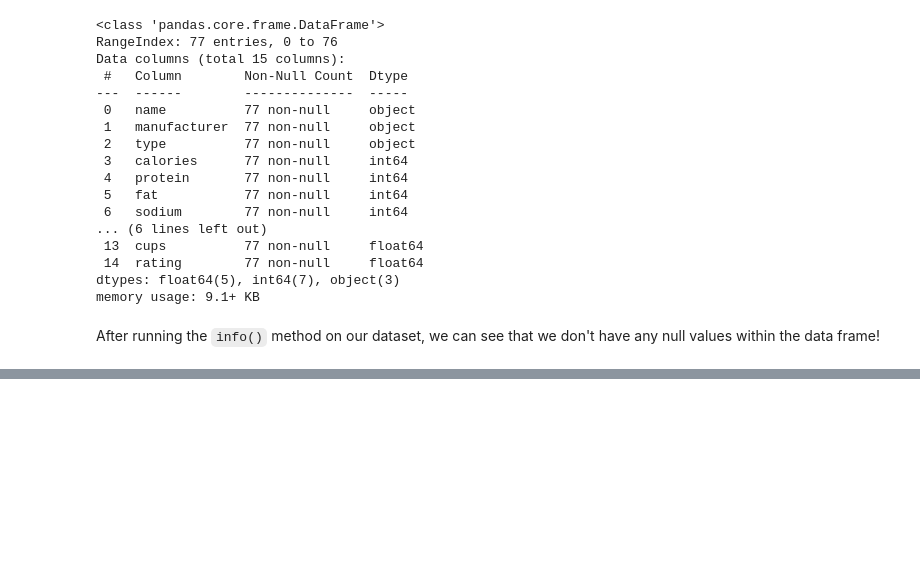
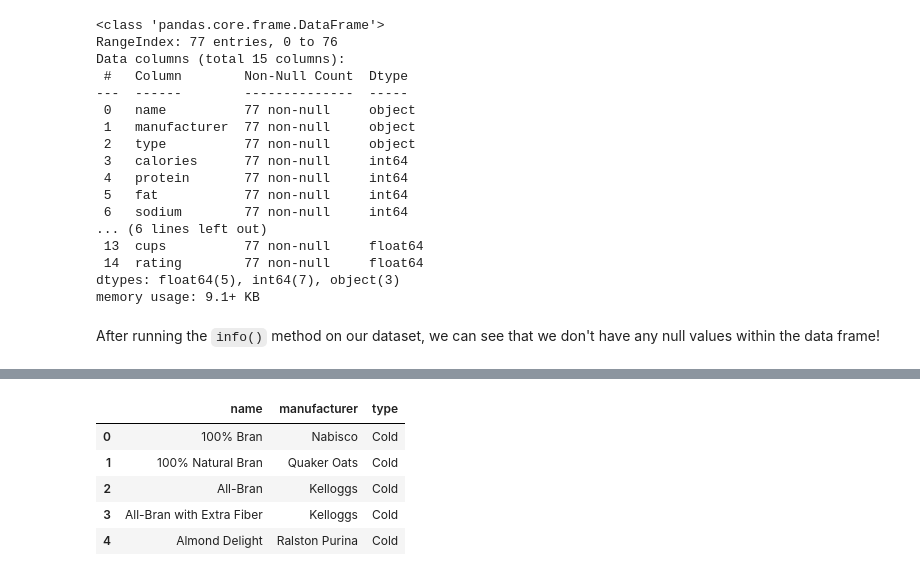
Before and after one commit to mragsac/BISB-Bootcamp-2020, a Jupyter notebook: day3/module4_hpc-crash-course/02_HPC-Workshop_Python-Data-Science-Intro_pandas_matplotlib.ipynb, the cells around one changed output, grey strips where cells are left out. Saved outputs shown, nothing was run; the diff lists cells and outputs as text; code cells hidden in the pictures; blank space fills up the shorter version.

```diff
--- a/day3/module4_hpc-crash-course/02_HPC-Workshop_Python-Data-Science-Intro_pandas_matplotlib.ipynb
+++ b/day3/module4_hpc-crash-course/02_HPC-Workshop_Python-Data-Science-Intro_pandas_matplotlib.ipynb
@@ -211,0 +224,11 @@ After running the `info()` method on our dataset, we can see that we don't have
+# %%
+# Select the name, manufacturer, and type columns within the dataframe
+df_col_select = df[['name', 'manufacturer', 'type']]
+df_col_select.head()
+# %% [output]
+|  | name | manufacturer | type |
+| 0 | 100% Bran | Nabisco | Cold |
+| 1 | 100% Natural Bran | Quaker Oats | Cold |
+| 2 | All-Bran | Kelloggs | Cold |
+| 3 | All-Bran with Extra Fiber | Kelloggs | Cold |
+| 4 | Almond Delight | Ralston Purina | Cold |
```
Also changed, not shown: parts of 12 cells of this notebook, 1 other file.
